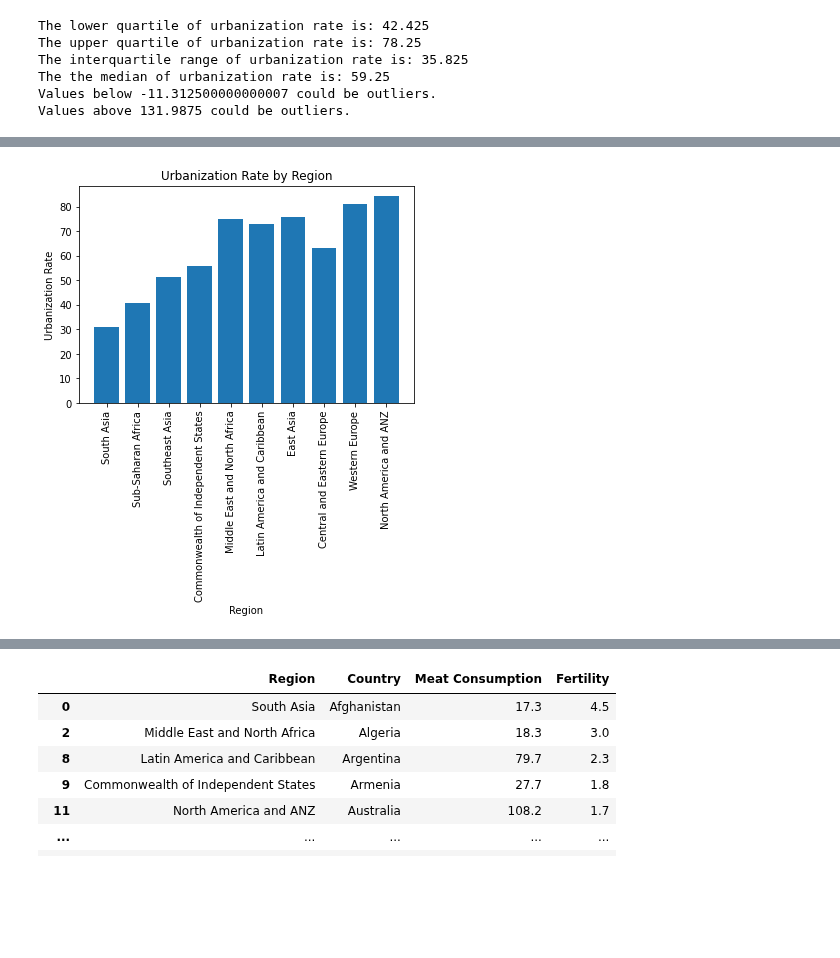
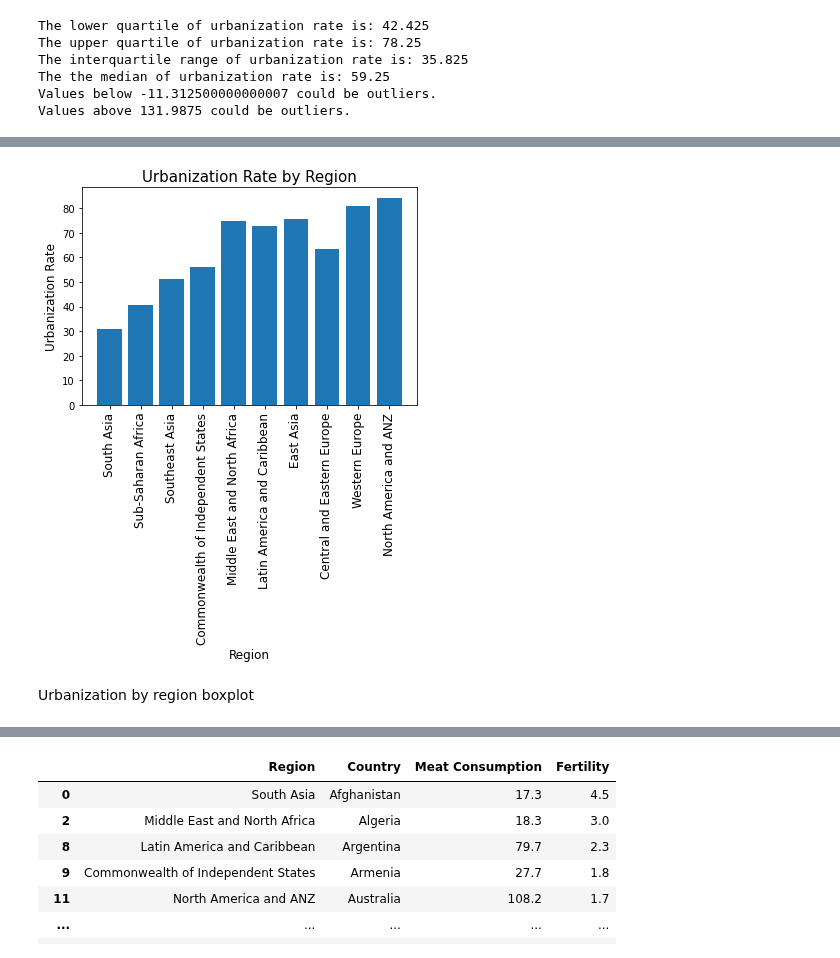
Before and after one commit to ermcgrew/bootcamp_project_one, a Jupyter notebook: data_analysis.ipynb, the cells around one changed output, grey strips where cells are left out. Cells and saved outputs as stored; diff of their text form; code cells hidden in the pictures; blank space fills up the shorter version.

```diff
--- a/data_analysis.ipynb
+++ b/data_analysis.ipynb
@@ -452,11 +459,11 @@ plt.savefig("Output/meat_byregion.png")
 # %%
 #plot regions vs urbanization
 plt.bar(region_list, region_urban)
-plt.xticks(rotation=90)
-plt.xlabel("Region")
-plt.ylabel("Urbanization Rate")
-plt.title("Urbanization Rate by Region")
+plt.xticks(rotation=90, fontsize=12)
+plt.xlabel("Region", fontsize=12)
+plt.ylabel("Urbanization Rate", fontsize=12)
+plt.title("Urbanization Rate by Region", fontsize=15)
 
 plt.savefig("Output/urban_byregion.png")
 # %% [output]
-[figure, old version]
+[figure, new version]
@@ -464,0 +470,2 @@ plt.savefig("Output/urban_byregion.png")
+# %% [markdown]
+Urbanization by region boxplot
```
Also changed, not shown: parts of 22 cells of this notebook, 9 other files.
